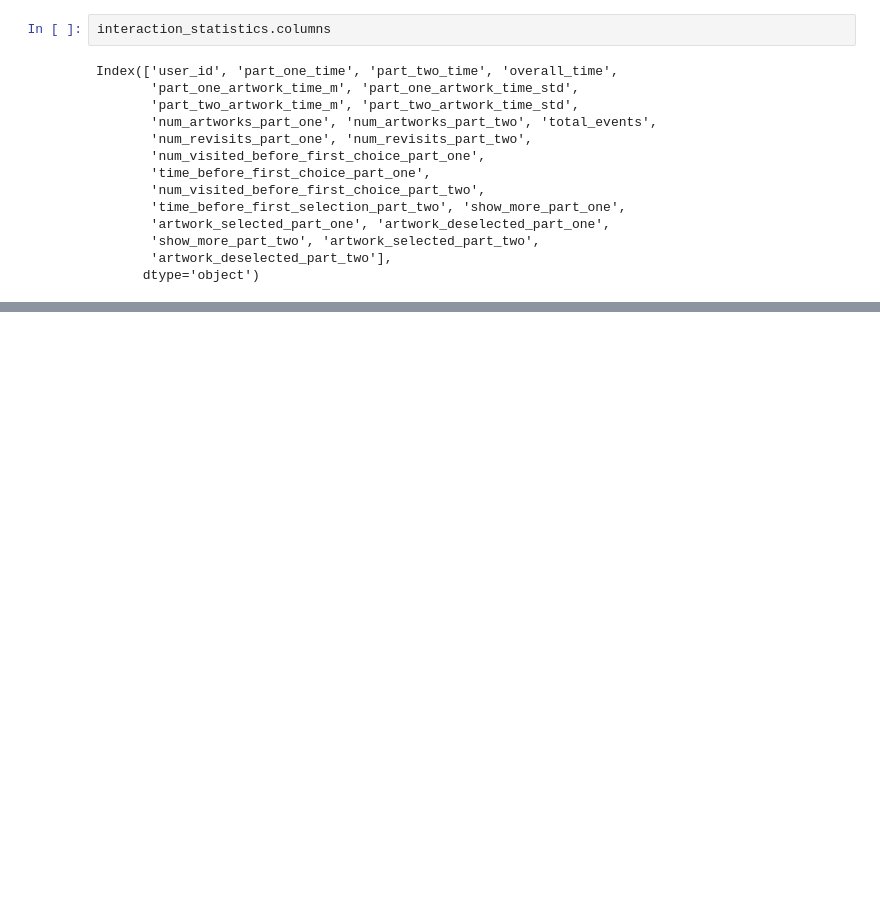
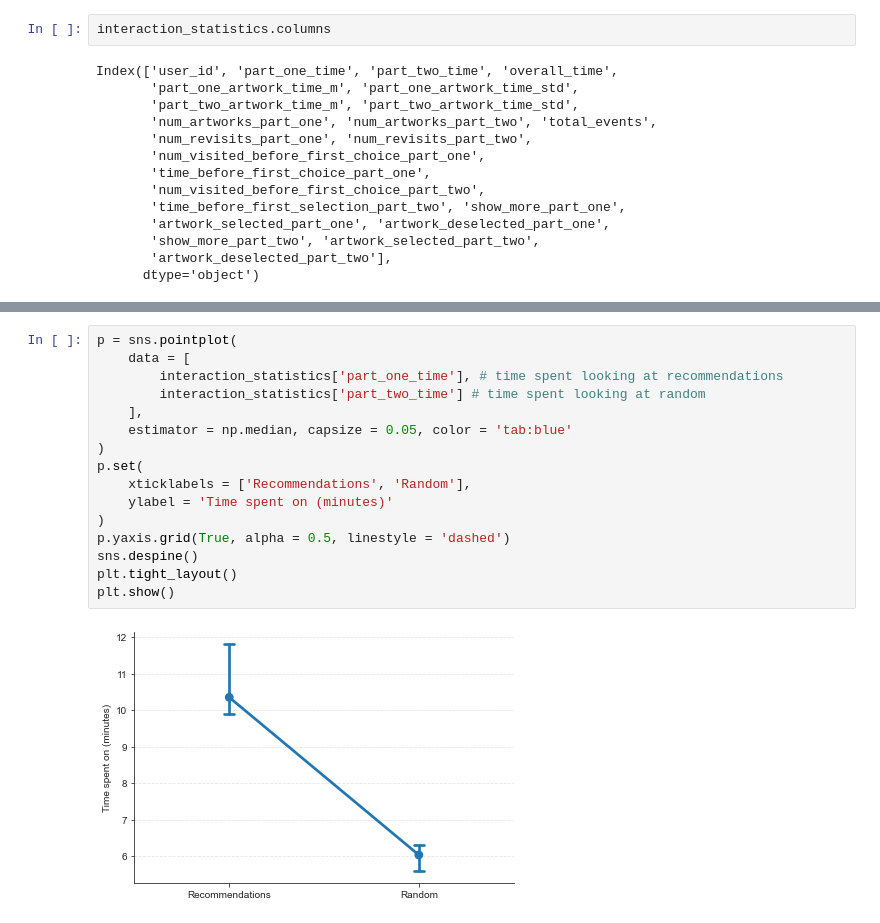
Before and after one commit to MuseRec/analytics, a Jupyter notebook: notebooks/interactions.ipynb, the cells around one changed output, grey strips where cells are left out. Cells and saved outputs as stored; diff of their text form; blank space fills up the shorter version.

```diff
--- a/notebooks/interactions.ipynb
+++ b/notebooks/interactions.ipynb
@@ -93,0 +147,18 @@ interaction_statistics[['part_one_time', 'part_two_time', 'overall_time', 'part_
+# %%
+p = sns.pointplot(
+    data = [
+        interaction_statistics['part_one_time'], # time spent looking at recommendations
+        interaction_statistics['part_two_time'] # time spent looking at random
+    ],
+    estimator = np.median, capsize = 0.05, color = 'tab:blue'
+)
+p.set(
+    xticklabels = ['Recommendations', 'Random'],
+    ylabel = 'Time spent on (minutes)'
+)
+p.yaxis.grid(True, alpha = 0.5, linestyle = 'dashed')
+sns.despine()
+plt.tight_layout()
+plt.show()
+# %% [output]
+[figure, added]
```
Also changed, not shown: parts of 31 cells of this notebook, 11 other files.
